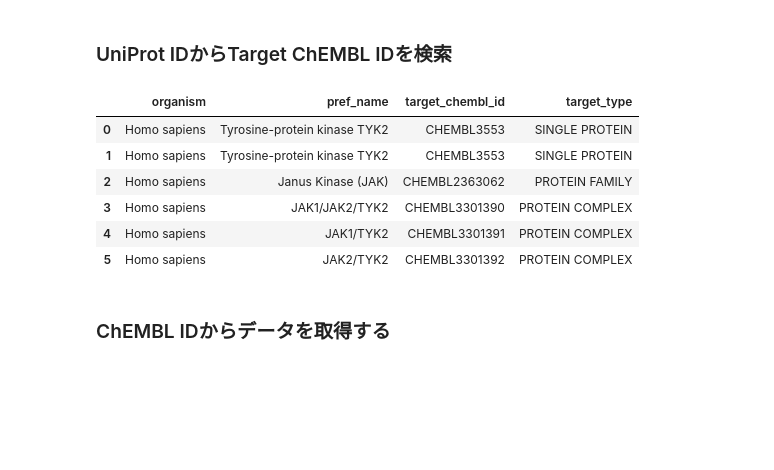
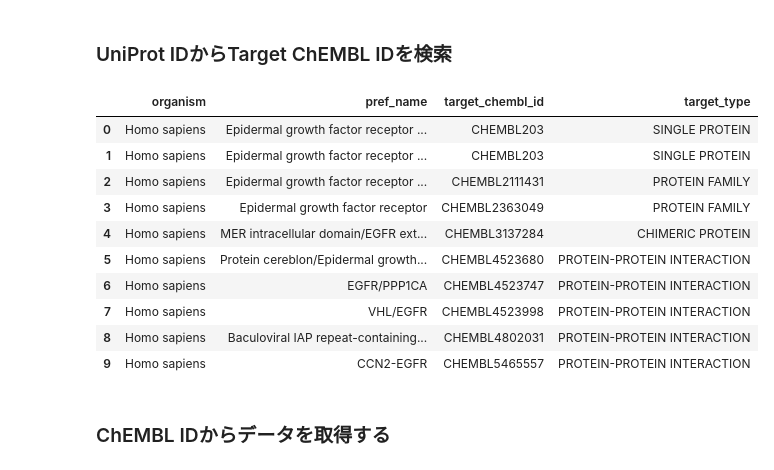
Before and after one commit to keetane/infomatics, a Jupyter notebook: reinvent4.ipynb, the cells around one changed output. Drawn from its saved outputs; the diff is of its cells as text; code cells hidden in the pictures; blank space fills up the shorter version.

```diff
--- a/reinvent4.ipynb
+++ b/reinvent4.ipynb
@@ -300,25 +300,29 @@ rdkit version: 2025.03.1
 # %% [markdown]
 ### UniProt IDからTarget ChEMBL IDを検索
 # %%
-uniprot_id = 'P29597'
+uniprot_id = 'P00533' # EGFR
 target = new_client.target.get(
     target_components__accession=uniprot_id
     ).only(
         'target_chembl_id',
         'organism',
         'pref_name',
         'target_type'
         )
 df = pd.DataFrame.from_records(target)
 df
 # %% [output]
 |  | organism | pref_name | target_chembl_id | target_type |
-| 0 | Homo sapiens | Tyrosine-protein kinase TYK2 | CHEMBL3553 | SINGLE PROTEIN |
-| 1 | Homo sapiens | Tyrosine-protein kinase TYK2 | CHEMBL3553 | SINGLE PROTEIN |
-| 2 | Homo sapiens | Janus Kinase (JAK) | CHEMBL2363062 | PROTEIN FAMILY |
-| 3 | Homo sapiens | JAK1/JAK2/TYK2 | CHEMBL3301390 | PROTEIN COMPLEX |
-| 4 | Homo sapiens | JAK1/TYK2 | CHEMBL3301391 | PROTEIN COMPLEX |
-| 5 | Homo sapiens | JAK2/TYK2 | CHEMBL3301392 | PROTEIN COMPLEX |
+| 0 | Homo sapiens | Epidermal growth factor receptor ... | CHEMBL203 | SINGLE PROTEIN |
+| 1 | Homo sapiens | Epidermal growth factor receptor ... | CHEMBL203 | SINGLE PROTEIN |
+| 2 | Homo sapiens | Epidermal growth factor receptor ... | CHEMBL2111431 | PROTEIN FAMILY |
+| 3 | Homo sapiens | Epidermal growth factor receptor | CHEMBL2363049 | PROTEIN FAMILY |
+| 4 | Homo sapiens | MER intracellular domain/EGFR ext... | CHEMBL3137284 | CHIMERIC PROTEIN |
+| 5 | Homo sapiens | Protein cereblon/Epidermal growth... | CHEMBL4523680 | PROTEIN-PROTEIN INTERACTION |
+| 6 | Homo sapiens | EGFR/PPP1CA | CHEMBL4523747 | PROTEIN-PROTEIN INTERACTION |
+| 7 | Homo sapiens | VHL/EGFR | CHEMBL4523998 | PROTEIN-PROTEIN INTERACTION |
+| 8 | Homo sapiens | Baculoviral IAP repeat-containing... | CHEMBL4802031 | PROTEIN-PROTEIN INTERACTION |
+| 9 | Homo sapiens | CCN2-EGFR | CHEMBL5465557 | PROTEIN-PROTEIN INTERACTION |
 # %% [markdown]
 ### ChEMBL IDからデータを取得する
 # %%
```
Also changed, not shown: parts of 10 cells of this notebook.
